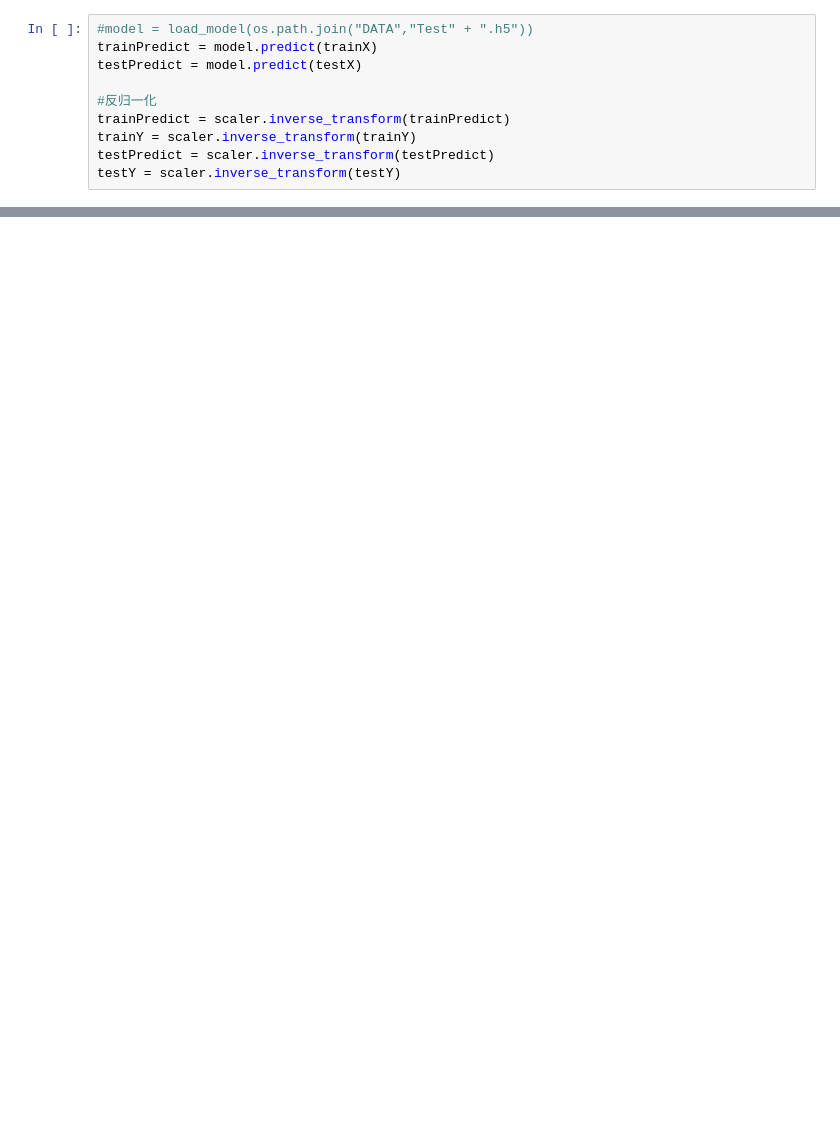
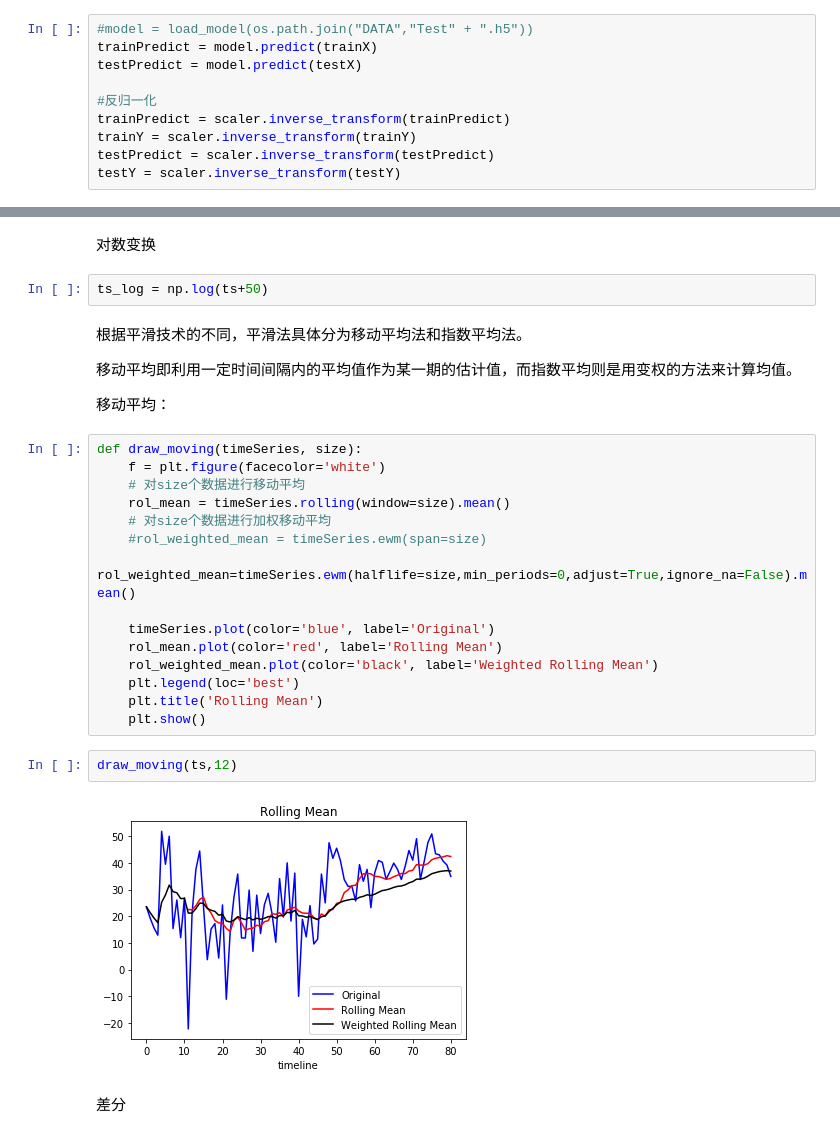
Before and after one commit to Ryan0v0/MCM2020_problemC, a Jupyter notebook: datetime_analysis.ipynb, the cells around one changed output, grey strips where cells are left out. Cells and saved outputs as stored; diff of their text form; blank space fills up the shorter version.

```diff
--- a/datetime_analysis.ipynb
+++ b/datetime_analysis.ipynb
@@ -284,0 +382,31 @@ plt.show()
+# %% [markdown]
+对数变换
+# %%
+ts_log = np.log(ts+50)
+# %% [markdown]
+根据平滑技术的不同，平滑法具体分为移动平均法和指数平均法。
+
+移动平均即利用一定时间间隔内的平均值作为某一期的估计值，而指数平均则是用变权的方法来计算均值。
+
+移动平均：
+# %%
+def draw_moving(timeSeries, size):
+    f = plt.figure(facecolor='white')
+    # 对size个数据进行移动平均
+    rol_mean = timeSeries.rolling(window=size).mean()
+    # 对size个数据进行加权移动平均
+    #rol_weighted_mean = timeSeries.ewm(span=size)
+    rol_weighted_mean=timeSeries.ewm(halflife=size,min_periods=0,adjust=True,ignore_na=False).mean()
+
+    timeSeries.plot(color='blue', label='Original')
+    rol_mean.plot(color='red', label='Rolling Mean')
+    rol_weighted_mean.plot(color='black', label='Weighted Rolling Mean')
+    plt.legend(loc='best')
+    plt.title('Rolling Mean')
+    plt.show()
+# %%
+draw_moving(ts,12)
+# %% [output]
+[figure, added]
+# %% [markdown]
+差分
```
Also changed, not shown: parts of 27 cells of this notebook, 1 other file.
